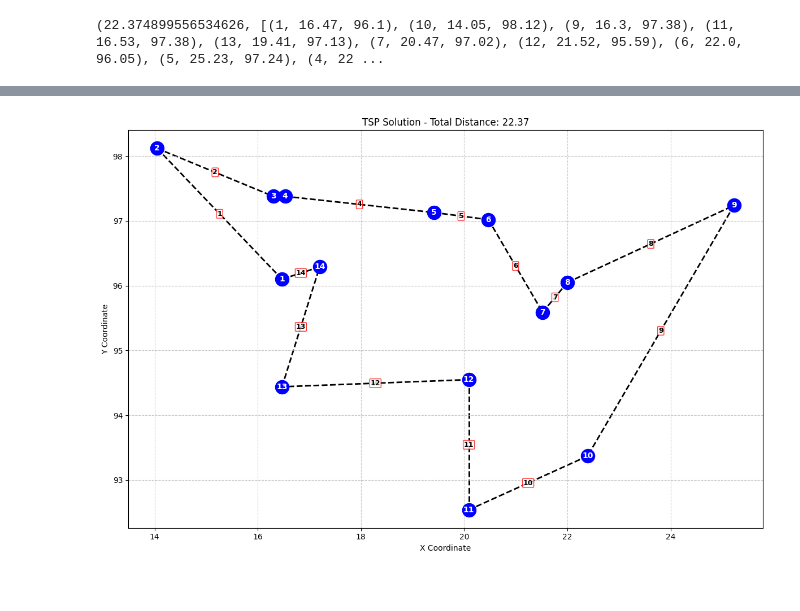
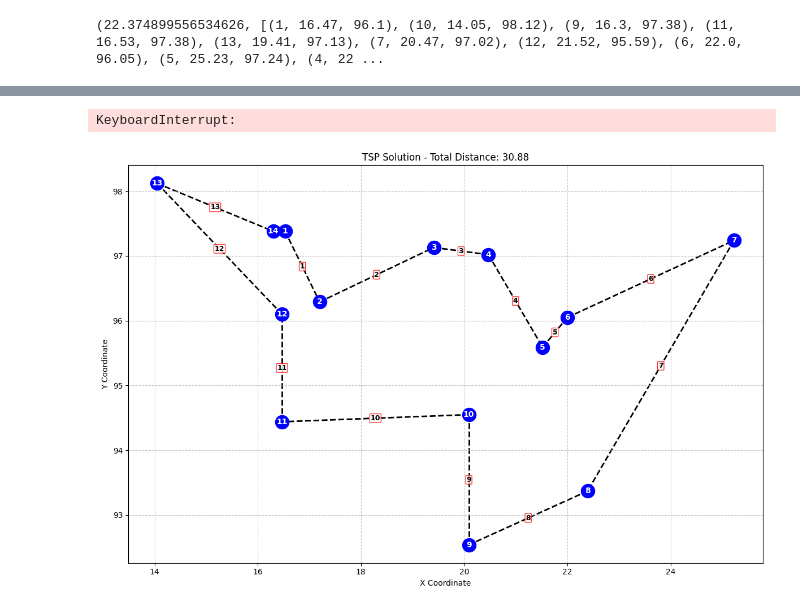
Before and after one commit to huskyybtw/ISA-Optymalizacja-Procesow-Dyskretnych, a Jupyter notebook: TSP/tsp.ipynb, the cells around one changed output, grey strips where cells are left out. Saved outputs shown, nothing was run; the diff lists cells and outputs as text; code cells hidden in the pictures.

```diff
--- a/TSP/tsp.ipynb
+++ b/TSP/tsp.ipynb
@@ -193,3 +179,46 @@ print(calculate_distance_annealing(data))
+# %%
+import os
+import time
+
+def benchmark_algorithms(directory):
+    results = []
+
+    for filename in os.listdir(directory):
+        if filename.endswith('.tsp'):
+            filepath = os.path.join(directory, filename)
+            try:
+                data = load_file(filepath)
+                print(f"Benchmarking {filename}...")
+
+                # Zachłanny
+                start = time.time()
+                greedy_dist, _ = calculate_distance_greedy(data.copy())
+                greedy_time = time.time() - start
+
+                # Wyżarzanie
+                start = time.time()
+                anneal_dist, _ = calculate_distance_annealing(data.copy())
+                anneal_time = time.time() - start
+
+                results.append({
+                    "file": filename,
+                    "greedy_dist": round(greedy_dist, 2),
+                    "greedy_time": round(greedy_time, 3),
+                    "anneal_dist": round(anneal_dist, 2),
+                    "anneal_time": round(anneal_time, 3)
+                })
+
+            except Exception as e:
+                print(f"Błąd przy przetwarzaniu {filename}: {e}")
+
+    print("\n--- Wyniki benchmarku ---")
+    print(f"{'Plik':<20} {'GreedyDist':<12} {'GreedyTime':<6} {'AnnealDist':<12} {'AnnealTime':<6}")
+    for r in results:
+        print(f"{r['file']:<20} {r['greedy_dist']:<12} {r['greedy_time']:<6} {r['anneal_dist']:<12} {r['anneal_time']:<6}")
+
+benchmark_algorithms("../TSP")
+# %% [output]
+KeyboardInterrupt:
 # %%
 def plot_tsp_solution(distance, order):
     plt.figure(figsize=(12, 8))
@@ -216,32 +245,32 @@ def plot_tsp_solution(distance, order):
                     (mid_x, mid_y),
                     color='black',
                     fontsize=9,
                     fontweight='bold',
                     bbox=dict(boxstyle="round,pad=0.1", fc="white", alpha=0.8, color = "red"),
                     ha='center',
                     va='center',
                     zorder=2)
 
     # Cities
     for i, city in enumerate(order):
         plt.scatter(city[1], city[2], c='blue', s=300, zorder=3)
         plt.annotate(f"{i+1}", (city[1], city[2]),
                     color='white',
                     fontsize=10,
                     fontweight='bold',
                     ha='center',
                     va='center',
                     zorder=4)
 
     plt.title('TSP Solution - Total Distance: {:.2f}'.format(distance))
     plt.xlabel('X Coordinate')
     plt.ylabel('Y Coordinate')
     plt.grid(True, linestyle='--', alpha=0.7)
     plt.tight_layout()
     plt.show()
 
 saPath = load_file("burma14.tsp")
-calculate_distance, order = calculate_distance_greedy(saPath)
+calculate_distance, order = calculate_distance_annealing(saPath)
 plot_tsp_solution(calculate_distance, order)
 # %% [output]
-[figure, old version]
+[figure, new version]
```
Also changed, not shown: parts of 3 cells of this notebook, 9 other files.
